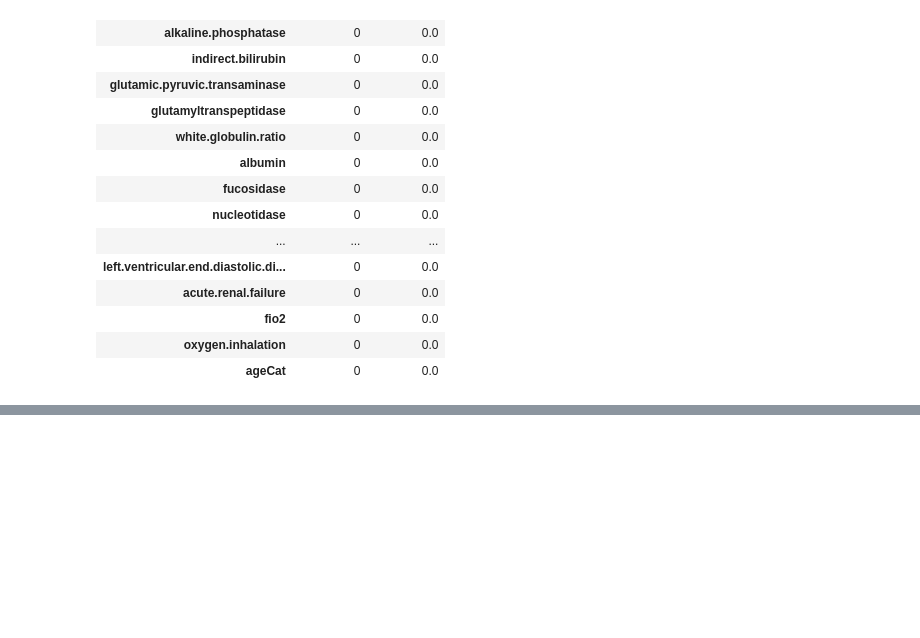
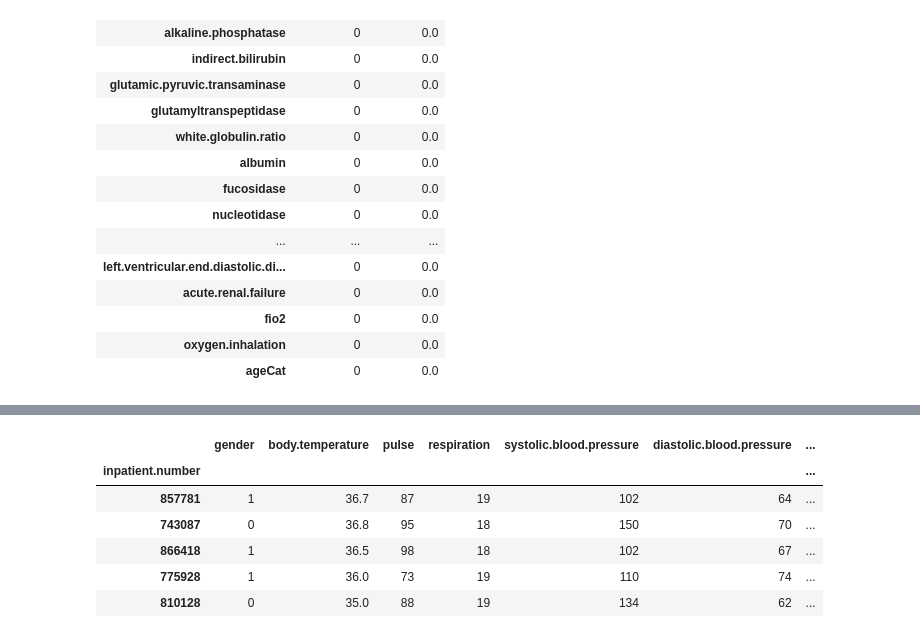
Before and after one commit to Vikram-Shenoy/Computational-Models, a Jupyter notebook: Working/w.ipynb, the cells around one changed output, grey strips where cells are left out. Saved outputs shown, nothing was run; the diff lists cells and outputs as text; code cells hidden in the pictures; blank space fills up the shorter version.

```diff
--- a/Working/w.ipynb
+++ b/Working/w.ipynb
@@ -507,0 +627,10 @@ null_df
+# %%
+df.head()
+# %% [output]
+|  | gender | body.temperature | pulse | respiration | systolic.blood.pressure | diastolic.blood.pressure | ... |
+| inpatient.number |  |  |  |  |  |  | ... |
+| 857781 | 1 | 36.7 | 87 | 19 | 102 | 64 | ... |
+| 743087 | 0 | 36.8 | 95 | 18 | 150 | 70 | ... |
+| 866418 | 1 | 36.5 | 98 | 18 | 102 | 67 | ... |
+| 775928 | 1 | 36.0 | 73 | 19 | 110 | 74 | ... |
+| 810128 | 0 | 35.0 | 88 | 19 | 134 | 62 | ... |
```
Also changed, not shown: parts of 34 cells of this notebook, 3 other files.
